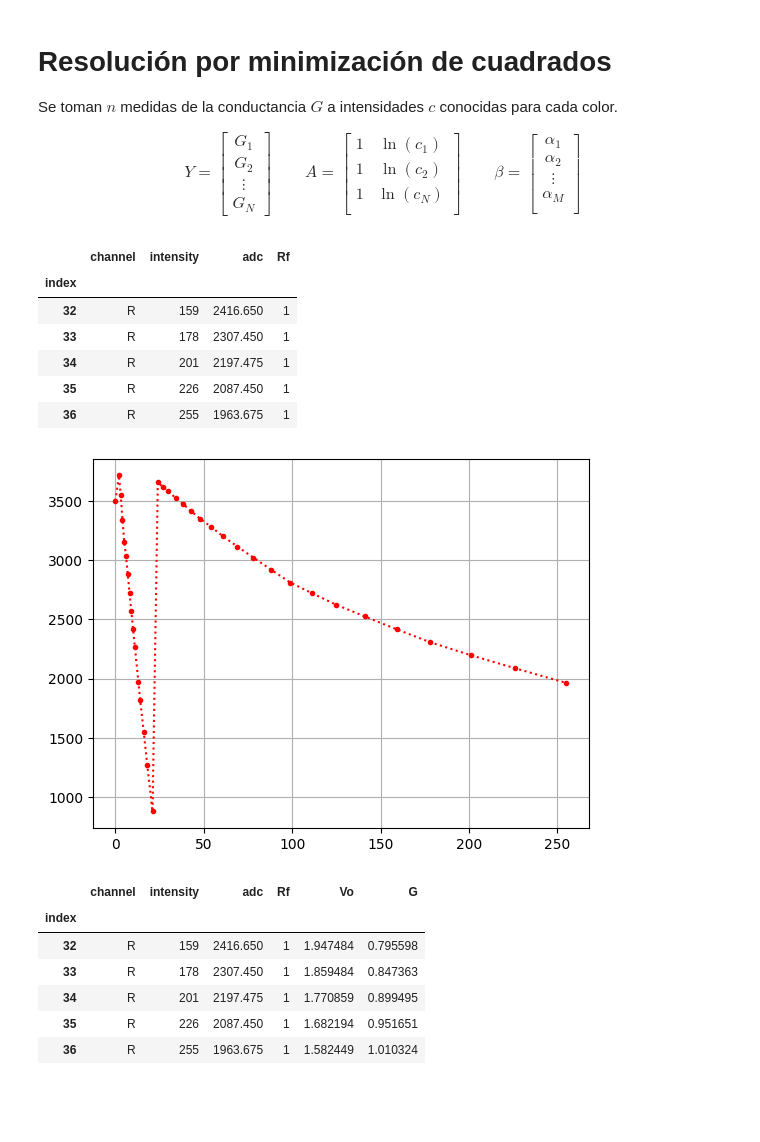
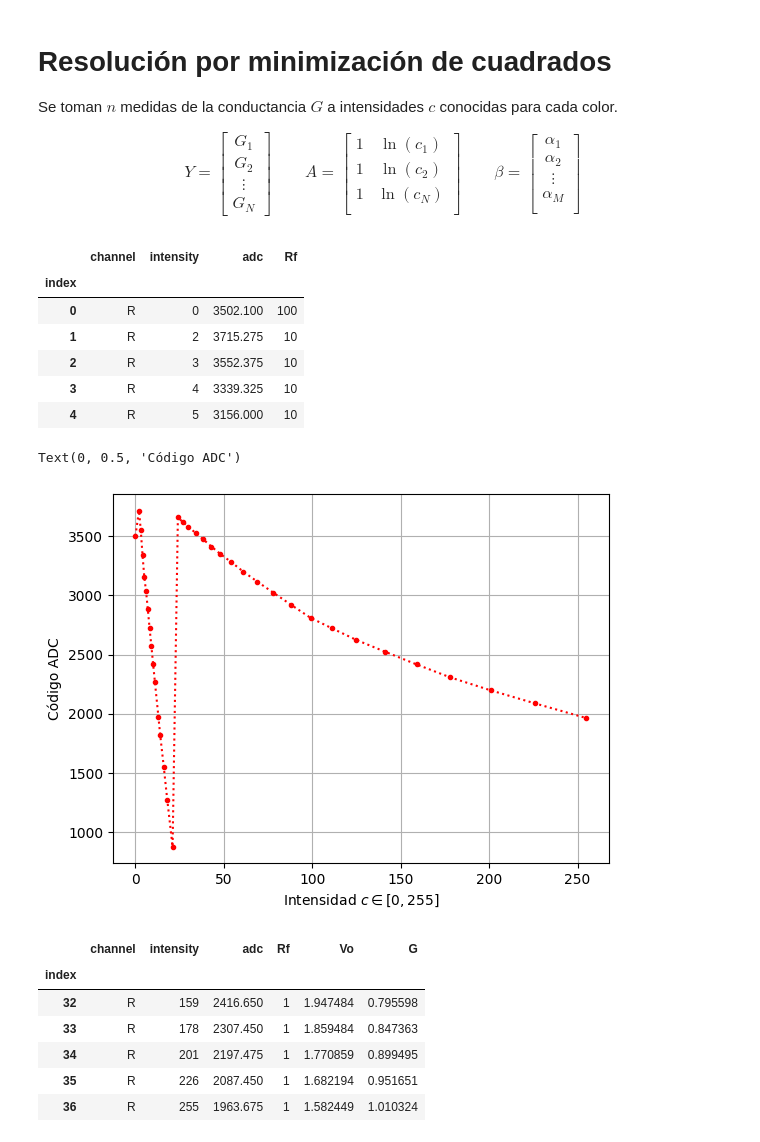
Before and after one commit to marianop9/reflective-color-sensor, a Jupyter notebook: scripts/serialpal/caracterizacion.ipynb, the cells around one changed output. Cells and saved outputs as stored; diff of their text form; code cells hidden in the pictures; blank space fills up the shorter version.

```diff
--- a/scripts/serialpal/caracterizacion.ipynb
+++ b/scripts/serialpal/caracterizacion.ipynb
@@ -46,20 +46,23 @@ Vdd = 5
 dfR = pd.read_json("measurements_R_2.json").set_index("index")
 dfR = dfR.drop("data", axis="columns")
 dfR = dfR.rename(columns={"mean": "adc"})
-dfR.tail()
+dfR.head()
 # %% [output]
 |  | channel | intensity | adc | Rf |
 | index |  |  |  |  |
-| 32 | R | 159 | 2416.650 | 1 |
-| 33 | R | 178 | 2307.450 | 1 |
-| 34 | R | 201 | 2197.475 | 1 |
-| 35 | R | 226 | 2087.450 | 1 |
-| 36 | R | 255 | 1963.675 | 1 |
+| 0 | R | 0 | 3502.100 | 100 |
+| 1 | R | 2 | 3715.275 | 10 |
+| 2 | R | 3 | 3552.375 | 10 |
+| 3 | R | 4 | 3339.325 | 10 |
+| 4 | R | 5 | 3156.000 | 10 |
 # %%
 plt.plot("intensity", "adc", data=dfR, marker=".", linestyle="dotted", color="red")
 plt.grid()
+plt.xlabel(r"Intensidad $c \in [0,255]$")
+plt.ylabel("Código ADC")
 # %% [output]
+Text(0, 0.5, 'Código ADC')
-[figure, old version]
+[figure, new version]
 # %%
 dfR["Vo"] = dfR["adc"] * Vref / 4095
 dfR["G"] = (Vref - dfR["Vo"]) / (dfR["Rf"]*(Vdd-Vref))
```
Also changed, not shown: parts of 2 cells of this notebook, 1 other file.
